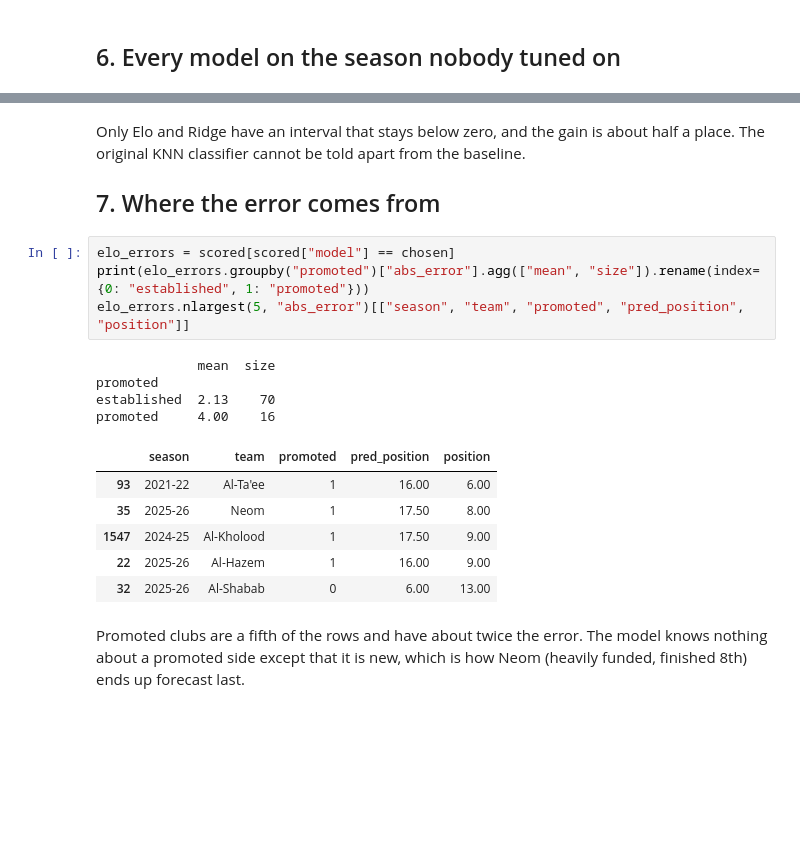
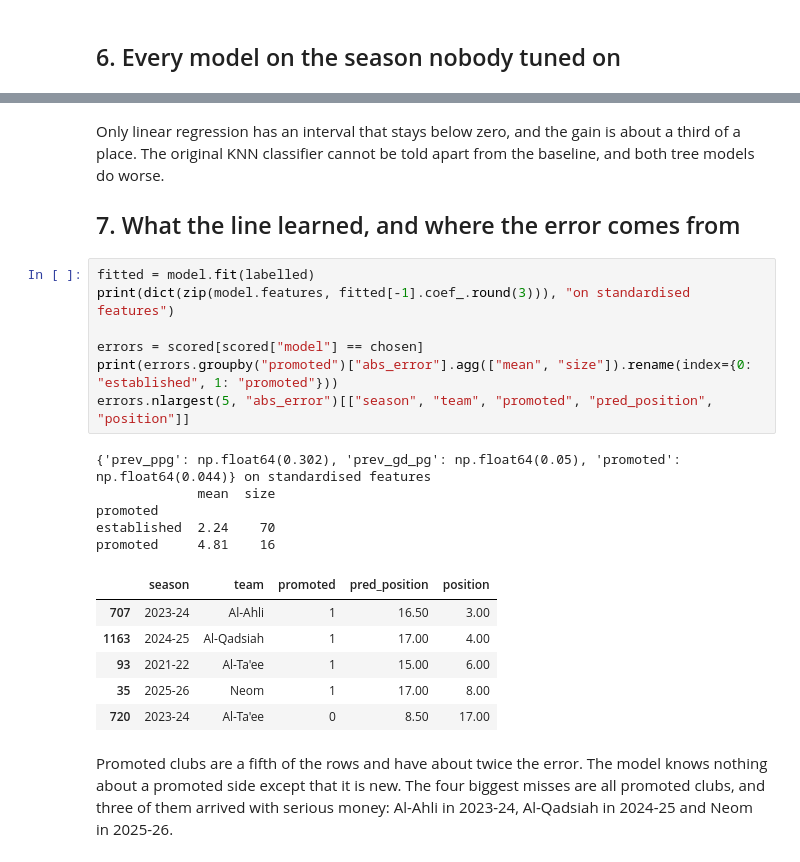
Before and after one commit to sal2049/saudi-pro-league-forecast, a Jupyter notebook: notebooks/walkthrough.ipynb, the cells around one changed output, grey strips where cells are left out. Drawn from its saved outputs; the diff is of its cells as text; blank space fills up the shorter version.

```diff
--- a/notebooks/walkthrough.ipynb
+++ b/notebooks/walkthrough.ipynb
@@ -166,22 +161,26 @@ pd.DataFrame(rows, index=["places vs baseline", "95% low", "95% high"]).T
 | v1: KNN on rank classes | -0.05 | -0.42 | 0.33 |
 # %% [markdown]
-Only Elo and Ridge have an interval that stays below zero, and the gain is about half a place. The original KNN classifier cannot be told apart from the baseline.
+Only linear regression has an interval that stays below zero, and the gain is about a third of a place. The original KNN classifier cannot be told apart from the baseline, and both tree models do worse.
 
-## 7. Where the error comes from
+## 7. What the line learned, and where the error comes from
 # %%
-elo_errors = scored[scored["model"] == chosen]
-print(elo_errors.groupby("promoted")["abs_error"].agg(["mean", "size"]).rename(index={0: "established", 1: "promoted"}))
-elo_errors.nlargest(5, "abs_error")[["season", "team", "promoted", "pred_position", "position"]]
+fitted = model.fit(labelled)
+print(dict(zip(model.features, fitted[-1].coef_.round(3))), "on standardised features")
+
+errors = scored[scored["model"] == chosen]
+print(errors.groupby("promoted")["abs_error"].agg(["mean", "size"]).rename(index={0: "established", 1: "promoted"}))
+errors.nlargest(5, "abs_error")[["season", "team", "promoted", "pred_position", "position"]]
 # %% [output]
+{'prev_ppg': np.float64(0.302), 'prev_gd_pg': np.float64(0.05), 'promoted': np.float64(0.044)} on standardised features
              mean  size
 promoted
-established  2.13    70
-promoted     4.00    16
+established  2.24    70
+promoted     4.81    16
 |  | season | team | promoted | pred_position | position |
-| 93 | 2021-22 | Al-Ta'ee | 1 | 16.00 | 6.00 |
-| 35 | 2025-26 | Neom | 1 | 17.50 | 8.00 |
-| 1547 | 2024-25 | Al-Kholood | 1 | 17.50 | 9.00 |
-| 22 | 2025-26 | Al-Hazem | 1 | 16.00 | 9.00 |
-| 32 | 2025-26 | Al-Shabab | 0 | 6.00 | 13.00 |
+| 707 | 2023-24 | Al-Ahli | 1 | 16.50 | 3.00 |
+| 1163 | 2024-25 | Al-Qadsiah | 1 | 17.00 | 4.00 |
+| 93 | 2021-22 | Al-Ta'ee | 1 | 15.00 | 6.00 |
+| 35 | 2025-26 | Neom | 1 | 17.00 | 8.00 |
+| 720 | 2023-24 | Al-Ta'ee | 0 | 8.50 | 17.00 |
 # %% [markdown]
-Promoted clubs are a fifth of the rows and have about twice the error. The model knows nothing about a promoted side except that it is new, which is how Neom (heavily funded, finished 8th) ends up forecast last.
+Promoted clubs are a fifth of the rows and have about twice the error. The model knows nothing about a promoted side except that it is new. The four biggest misses are all promoted clubs, and three of them arrived with serious money: Al-Ahli in 2023-24, Al-Qadsiah in 2024-25 and Neom in 2025-26.
```
Also changed, not shown: parts of 10 cells of this notebook, 18 other files.
